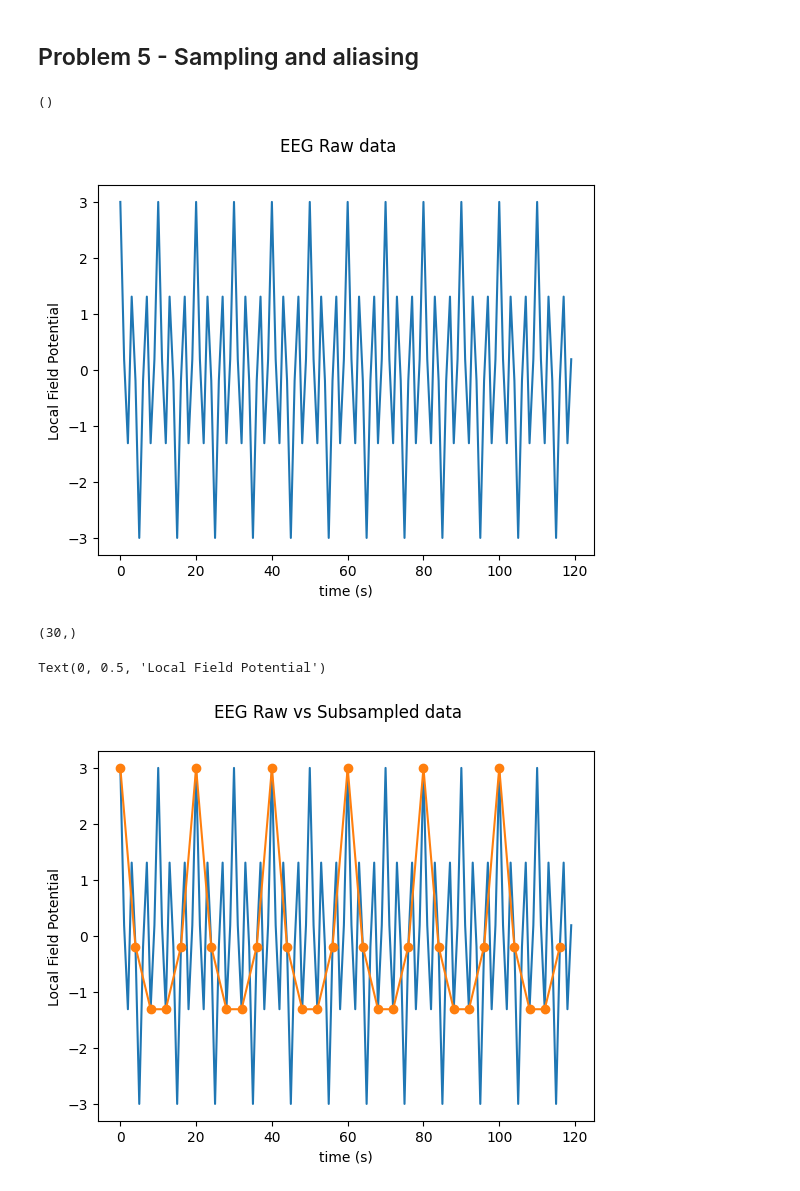
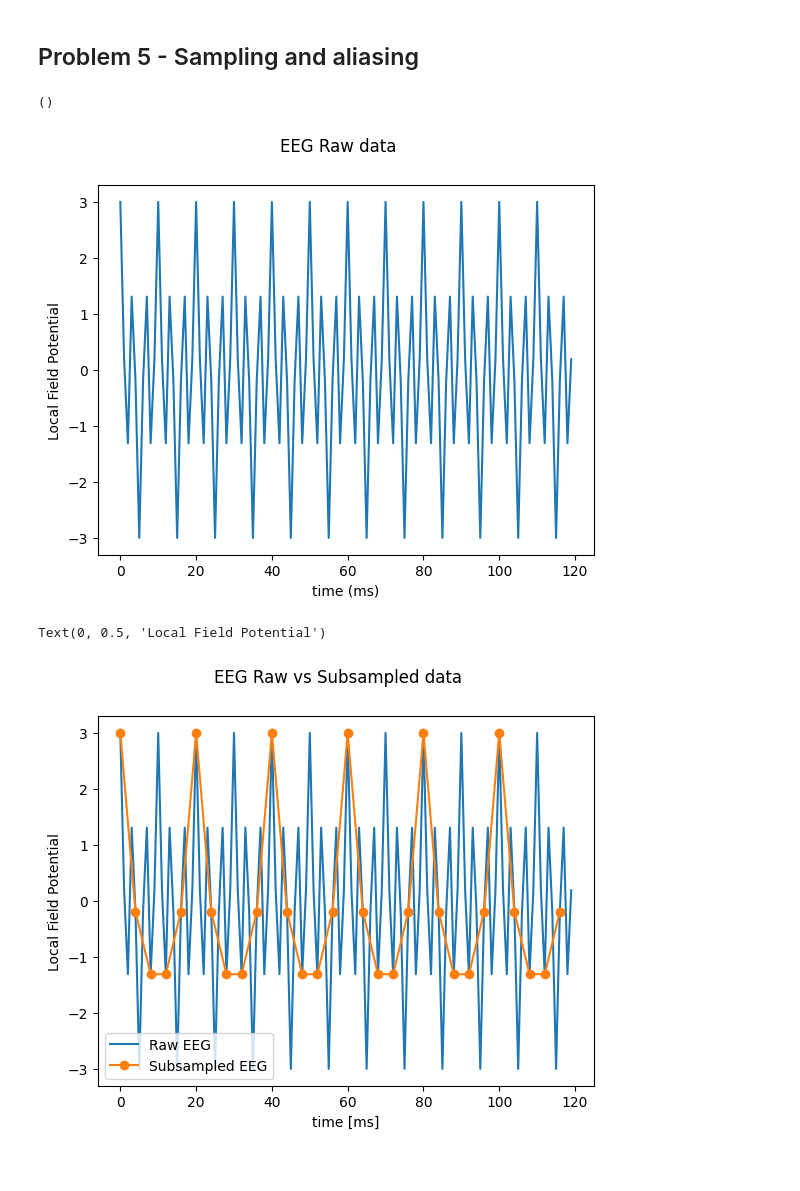
Before and after one commit to juanpbotero98/Homework-Repos, a Jupyter notebook: HW3/Problem_5.ipynb, the cells around one changed output. Drawn from its saved outputs; the diff is of its cells as text; code cells hidden in the pictures.

```diff
--- a/HW3/Problem_5.ipynb
+++ b/HW3/Problem_5.ipynb
@@ -13,25 +13,25 @@ eeg_time = load_data['time'][0]
 fig,axs = plt.subplots()
 fig.suptitle('EEG Raw data')
 axs.plot(eeg_time,eeg_data)
-plt.xlabel("time (s)")
+plt.xlabel("time (ms)")
 plt.ylabel("Local Field Potential")
 
 print(np.shape(load_data))
 # %% [output]
 ()
-[figure, old version]
+[figure, new version]
 # %%
 ## a) Subsample the data every fourth sample
 sub_eeg = eeg_data[0::4]
 sub_time = eeg_time[0::4]
 # Visualize downsampled data
 fig,axs = plt.subplots()
 fig.suptitle('EEG Raw vs Subsampled data')
 axs.plot(eeg_time,eeg_data,label='Raw EEG')
 axs.plot(sub_time,sub_eeg, '-o',label= 'Subsampled EEG')
-plt.xlabel("time (ms)")
+axs.legend()
+plt.xlabel("time [ms]")
 plt.ylabel("Local Field Potential")
 # %% [output]
-(30,)
+Text(0, 0.5, 'Local Field Potential')
-Text(0, 0.5, 'Local Field Potential')
-[figure, old version]
+[figure, new version]
```
Also changed, not shown: parts of 5 cells of this notebook, 1 other file.
